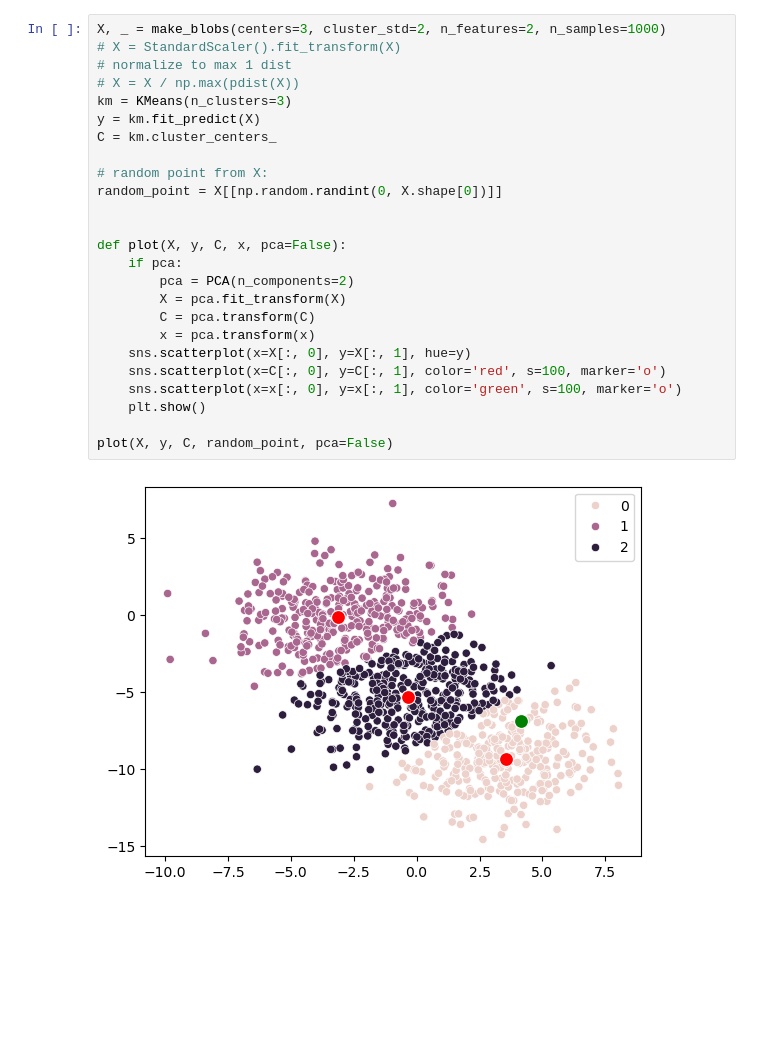
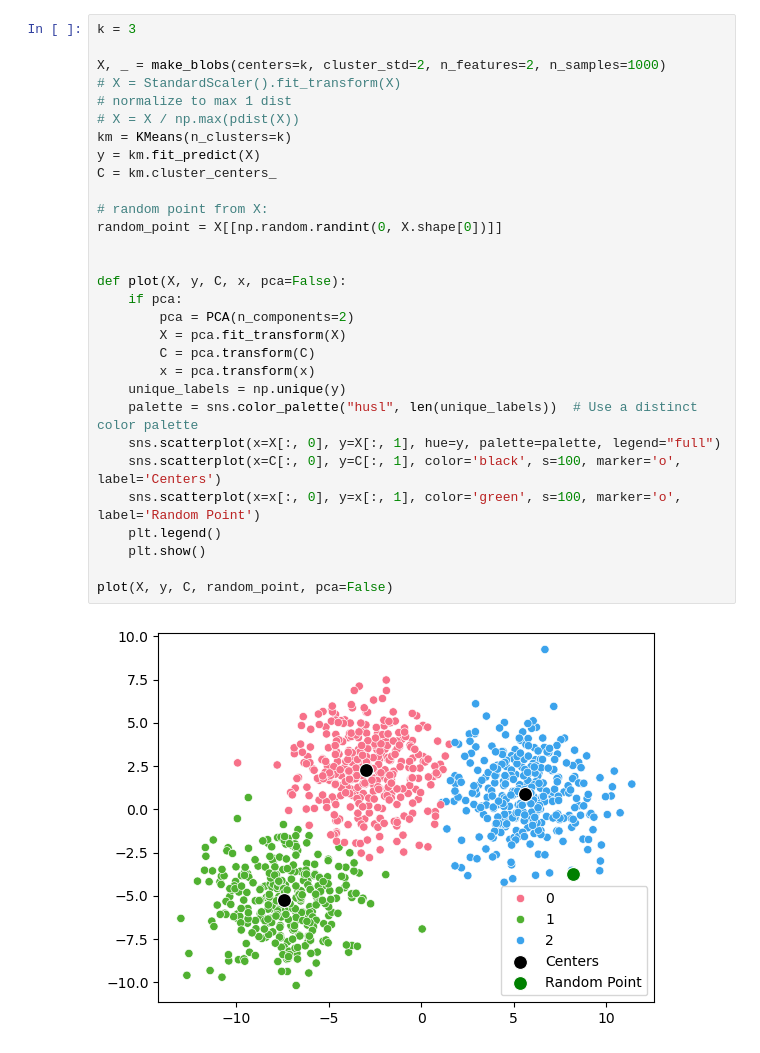
Before and after one commit to jepp3183/Thesis2025, a Jupyter notebook: code/dice_modification.ipynb, the cells around one changed output. Cells and saved outputs as stored; diff of their text form; blank space fills up the shorter version.

```diff
--- a/code/dice_modification.ipynb
+++ b/code/dice_modification.ipynb
@@ -43,27 +95,32 @@ The autoreload extension is already loaded. To reload it, use:
 # %%
-X, _ = make_blobs(centers=3, cluster_std=2, n_features=2, n_samples=1000)
+k = 3
+
+X, _ = make_blobs(centers=k, cluster_std=2, n_features=2, n_samples=1000)
 # X = StandardScaler().fit_transform(X)
 # normalize to max 1 dist
 # X = X / np.max(pdist(X))
-km = KMeans(n_clusters=3)
+km = KMeans(n_clusters=k)
 y = km.fit_predict(X)
 C = km.cluster_centers_
 
 # random point from X:
 random_point = X[[np.random.randint(0, X.shape[0])]]
 
 
 def plot(X, y, C, x, pca=False):
     if pca:
         pca = PCA(n_components=2)
         X = pca.fit_transform(X)
         C = pca.transform(C)
         x = pca.transform(x)
-    sns.scatterplot(x=X[:, 0], y=X[:, 1], hue=y)
-    sns.scatterplot(x=C[:, 0], y=C[:, 1], color='red', s=100, marker='o')
-    sns.scatterplot(x=x[:, 0], y=x[:, 1], color='green', s=100, marker='o')
+    unique_labels = np.unique(y)
+    palette = sns.color_palette("husl", len(unique_labels))  # Use a distinct color palette
+    sns.scatterplot(x=X[:, 0], y=X[:, 1], hue=y, palette=palette, legend="full")
+    sns.scatterplot(x=C[:, 0], y=C[:, 1], color='black', s=100, marker='o', label='Centers')
+    sns.scatterplot(x=x[:, 0], y=x[:, 1], color='green', s=100, marker='o', label='Random Point')
+    plt.legend()
     plt.show()
 
 plot(X, y, C, random_point, pca=False)
 # %% [output]
-[figure, old version]
+[figure, new version]
```
Also changed, not shown: parts of 6 cells of this notebook, 1 other file.
